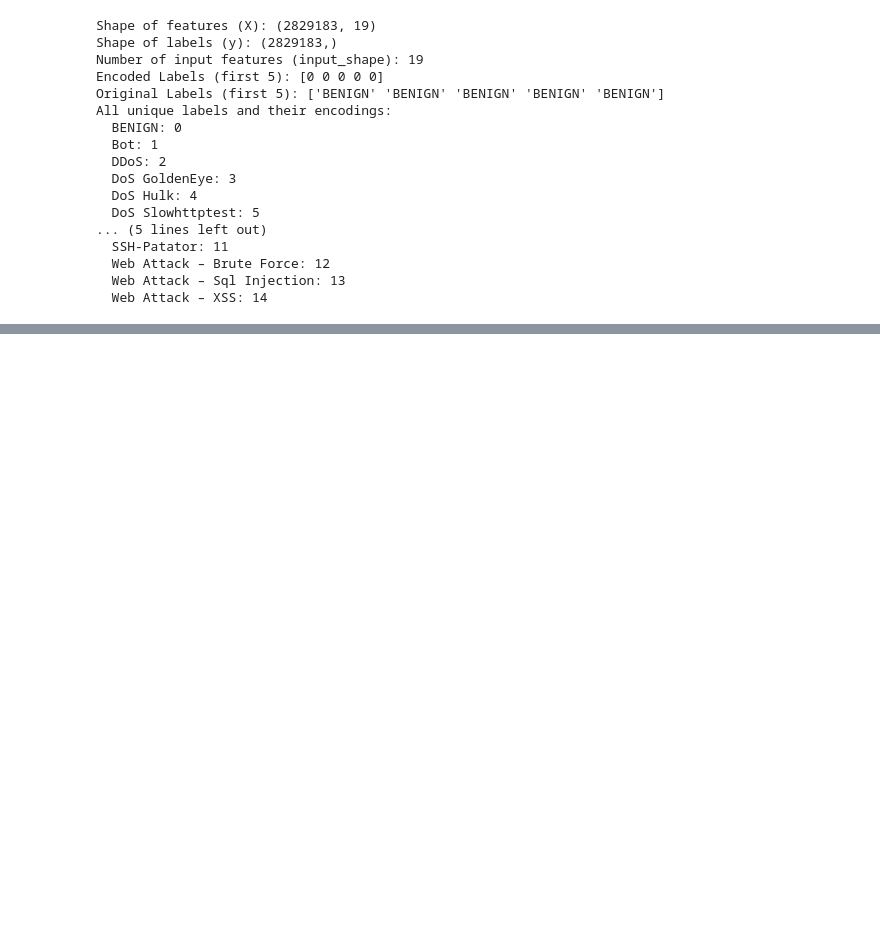
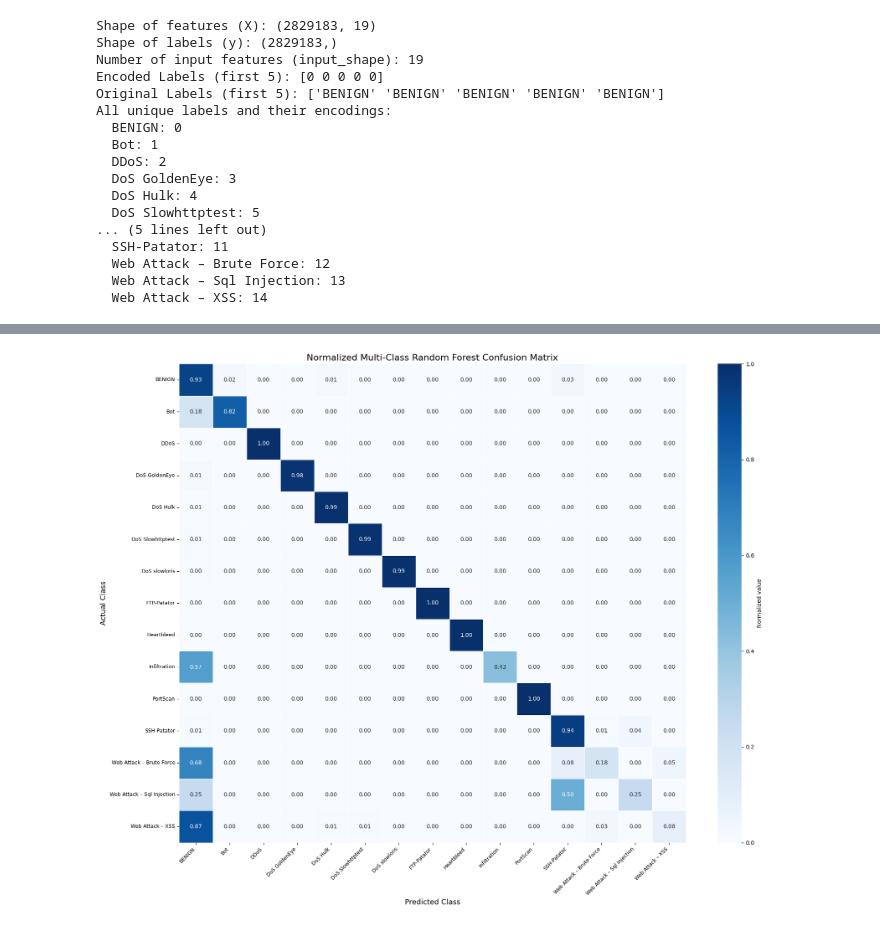
Before and after one commit to Mondirkb/dataset-CIC-IDS-2017, a Jupyter notebook: data_processing.ipynb, the cells around one changed output, grey strips where cells are left out. Saved outputs shown, nothing was run; the diff lists cells and outputs as text; code cells hidden in the pictures; blank space fills up the shorter version.

```diff
--- a/data_processing.ipynb
+++ b/data_processing.ipynb
@@ -276,0 +1104,55 @@ All unique labels and their encodings:
+# %%
+# ============================================================
+# Clean Normalized Multi-Class Confusion Matrix
+# Better for Thesis
+# ============================================================
+
+import matplotlib.pyplot as plt
+import seaborn as sns
+import numpy as np
+from sklearn.metrics import confusion_matrix
+
+# Compute normalized confusion matrix
+cm_multi_norm = confusion_matrix(
+    y_multi_test,
+    y_multi_pred_rf,
+    normalize="true"
+)
+
+class_names = label_encoder_multi.classes_
+
+plt.figure(figsize=(18, 14))
+
+sns.heatmap(
+    cm_multi_norm,
+    annot=True,
+    fmt=".2f",
+    cmap="Blues",
+    xticklabels=class_names,
+    yticklabels=class_names,
+    linewidths=0.5,
+    cbar_kws={"label": "Normalized value"}
+)
+
+plt.title("Normalized Multi-Class Random Forest Confusion Matrix", fontsize=16)
+plt.xlabel("Predicted Class", fontsize=13)
+plt.ylabel("Actual Class", fontsize=13)
+
+plt.xticks(rotation=45, ha="right", fontsize=9)
+plt.yticks(rotation=0, fontsize=9)
+
+plt.tight_layout()
+
+FIG_PATH = "/content/drive/My Drive/Colab/ml_models/figures"
+import os
+os.makedirs(FIG_PATH, exist_ok=True)
+
+plt.savefig(
+    f"{FIG_PATH}/clean_normalized_multiclass_confusion_matrix.png",
+    dpi=300,
+    bbox_inches="tight"
+)
+
+plt.show()
+# %% [output]
+[figure, added]
```
Also changed, not shown: parts of 45 cells of this notebook.
